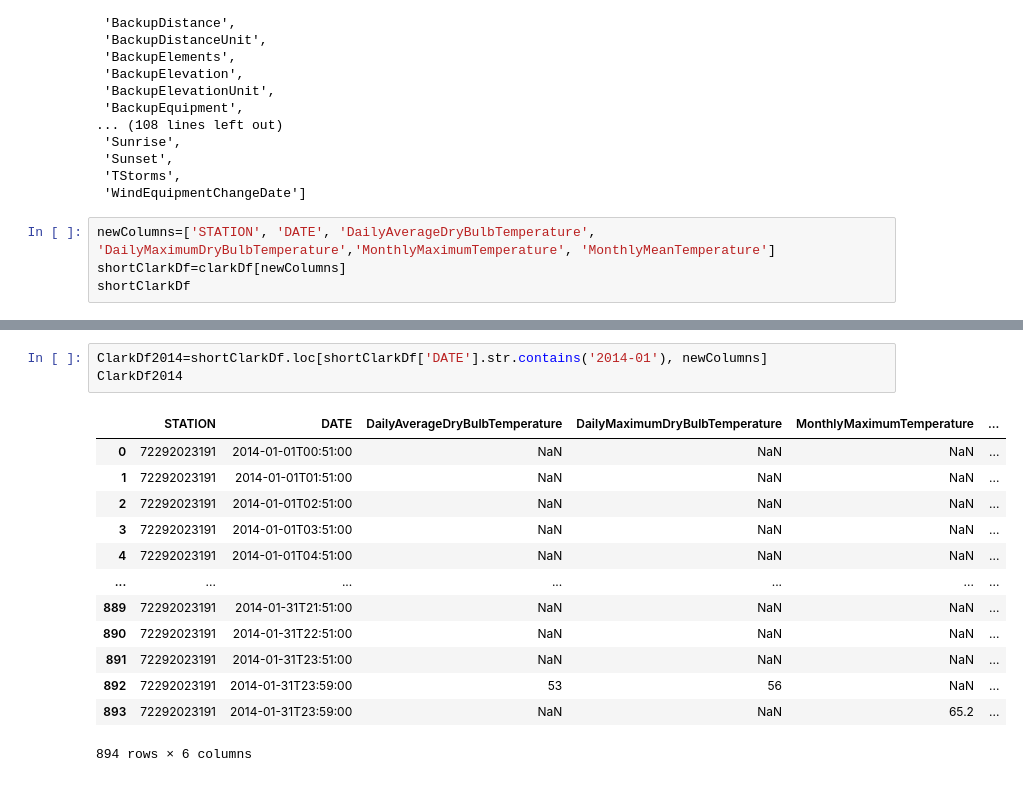
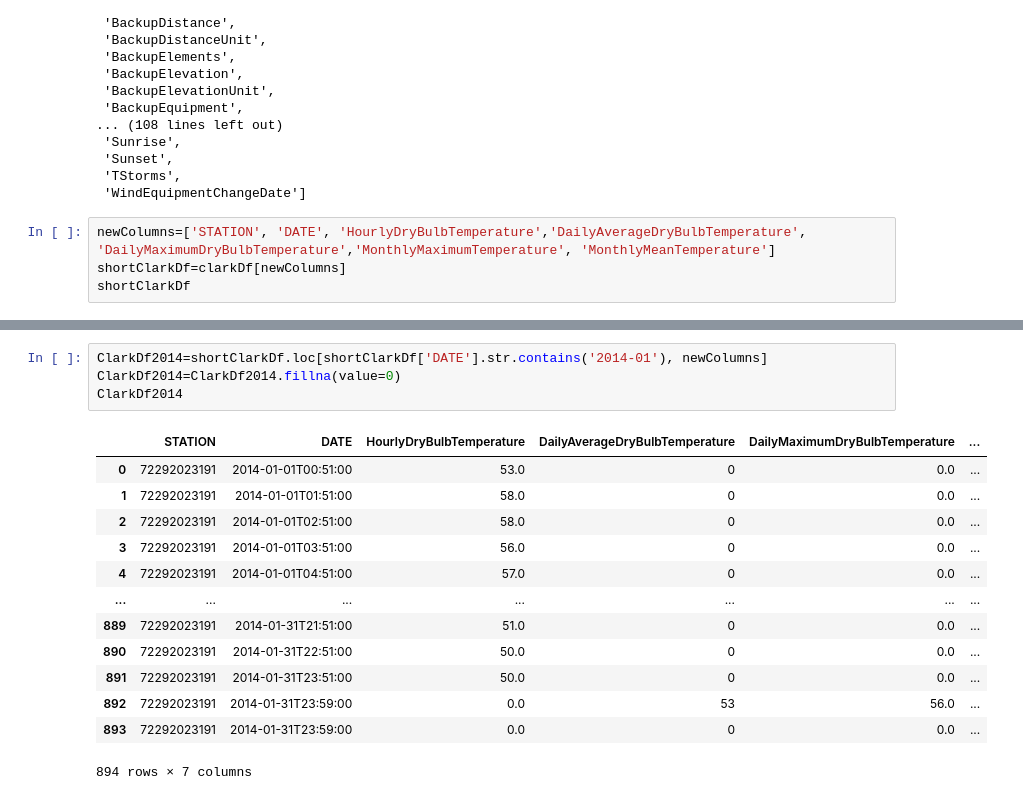
Before and after one commit to kylagelev/Homelessness-Weather, a Jupyter notebook: County_Weather/Data_Cleaning.ipynb, the cells around one changed output, grey strips where cells are left out. Drawn from its saved outputs; the diff is of its cells as text.

```diff
--- a/County_Weather/Data_Cleaning.ipynb
+++ b/County_Weather/Data_Cleaning.ipynb
@@ -29,7 +29,7 @@ columnsList
  'TStorms',
  'WindEquipmentChangeDate']
 # %%
-newColumns=['STATION', 'DATE', 'DailyAverageDryBulbTemperature', 'DailyMaximumDryBulbTemperature','MonthlyMaximumTemperature', 'MonthlyMeanTemperature']
+newColumns=['STATION', 'DATE', 'HourlyDryBulbTemperature','DailyAverageDryBulbTemperature', 'DailyMaximumDryBulbTemperature','MonthlyMaximumTemperature', 'MonthlyMeanTemperature']
 shortClarkDf=clarkDf[newColumns]
 shortClarkDf
 # %% [output]
@@ -49,17 +49,18 @@ shortClarkDf
 # %%
 ClarkDf2014=shortClarkDf.loc[shortClarkDf['DATE'].str.contains('2014-01'), newColumns]
+ClarkDf2014=ClarkDf2014.fillna(value=0)
 ClarkDf2014
 # %% [output]
-|  | STATION | DATE | DailyAverageDryBulbTemperature | DailyMaximumDryBulbTemperature | MonthlyMaximumTemperature | ... |
-| 0 | 72292023191 | 2014-01-01T00:51:00 | NaN | NaN | NaN | ... |
-| 1 | 72292023191 | 2014-01-01T01:51:00 | NaN | NaN | NaN | ... |
-| 2 | 72292023191 | 2014-01-01T02:51:00 | NaN | NaN | NaN | ... |
-| 3 | 72292023191 | 2014-01-01T03:51:00 | NaN | NaN | NaN | ... |
-| 4 | 72292023191 | 2014-01-01T04:51:00 | NaN | NaN | NaN | ... |
+|  | STATION | DATE | HourlyDryBulbTemperature | DailyAverageDryBulbTemperature | DailyMaximumDryBulbTemperature | ... |
+| 0 | 72292023191 | 2014-01-01T00:51:00 | 53.0 | 0 | 0.0 | ... |
+| 1 | 72292023191 | 2014-01-01T01:51:00 | 58.0 | 0 | 0.0 | ... |
+| 2 | 72292023191 | 2014-01-01T02:51:00 | 58.0 | 0 | 0.0 | ... |
+| 3 | 72292023191 | 2014-01-01T03:51:00 | 56.0 | 0 | 0.0 | ... |
+| 4 | 72292023191 | 2014-01-01T04:51:00 | 57.0 | 0 | 0.0 | ... |
 | ... | ... | ... | ... | ... | ... | ... |
-| 889 | 72292023191 | 2014-01-31T21:51:00 | NaN | NaN | NaN | ... |
-| 890 | 72292023191 | 2014-01-31T22:51:00 | NaN | NaN | NaN | ... |
-| 891 | 72292023191 | 2014-01-31T23:51:00 | NaN | NaN | NaN | ... |
-| 892 | 72292023191 | 2014-01-31T23:59:00 | 53 | 56 | NaN | ... |
-| 893 | 72292023191 | 2014-01-31T23:59:00 | NaN | NaN | 65.2 | ... |
+| 889 | 72292023191 | 2014-01-31T21:51:00 | 51.0 | 0 | 0.0 | ... |
+| 890 | 72292023191 | 2014-01-31T22:51:00 | 50.0 | 0 | 0.0 | ... |
+| 891 | 72292023191 | 2014-01-31T23:51:00 | 50.0 | 0 | 0.0 | ... |
+| 892 | 72292023191 | 2014-01-31T23:59:00 | 0.0 | 53 | 56.0 | ... |
+| 893 | 72292023191 | 2014-01-31T23:59:00 | 0.0 | 0 | 0.0 | ... |
-894 rows × 6 columns
+894 rows × 7 columns
```
Also changed, not shown: parts of 4 cells of this notebook, 2 other files.
